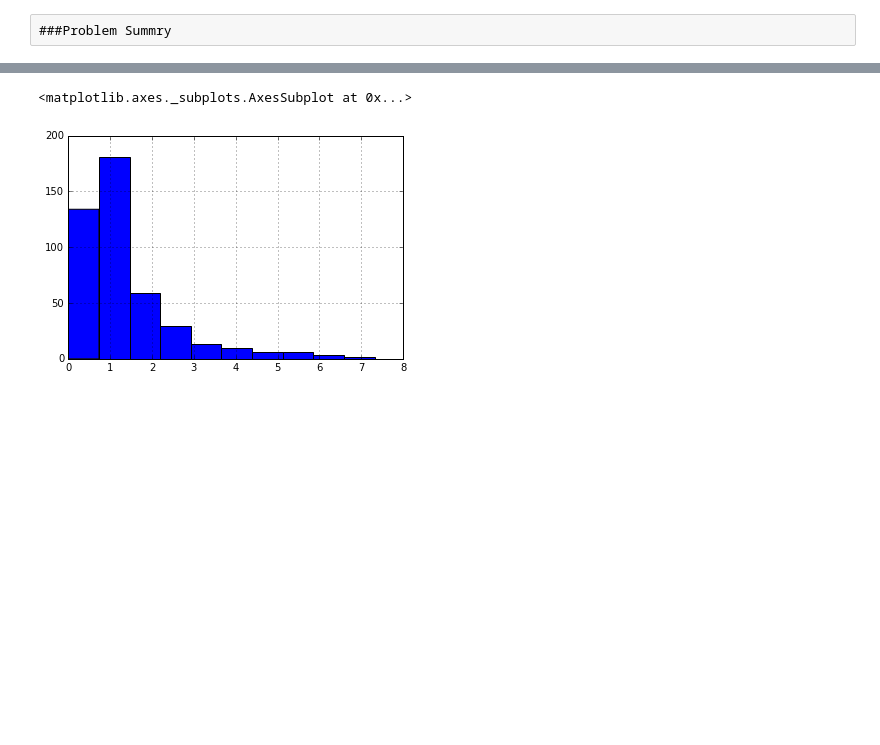
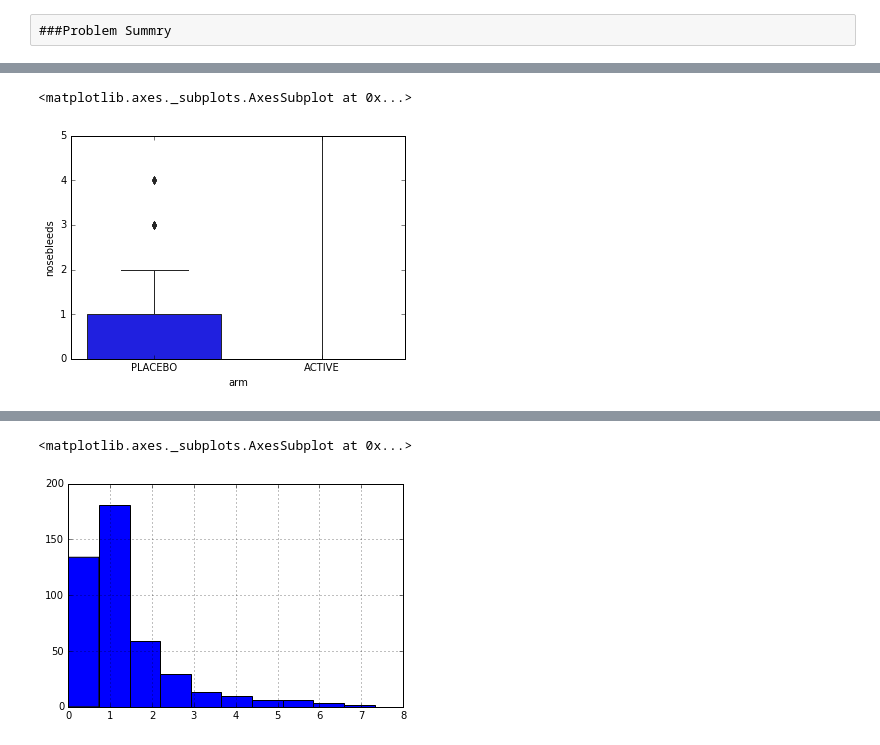
Before and after one commit to sr33kant/nasalMVS, a Jupyter notebook: BayerMVNS.ipynb, the cells around one changed output, grey strips where cells are left out. Drawn from its saved outputs; the diff is of its cells as text; code cells hidden in the pictures; blank space fills up the shorter version.

```diff
--- a/BayerMVNS.ipynb
+++ b/BayerMVNS.ipynb
@@ -29,0 +46,5 @@ full_data.drop(['eye_colour'],axis=1)
+# %%
+sns.boxplot(full_data.arm,full_data.nosebleeds)
+# %% [output]
+<matplotlib.axes._subplots.AxesSubplot at 0x...>
+[figure, added]
```
Also changed, not shown: parts of 12 cells of this notebook.
